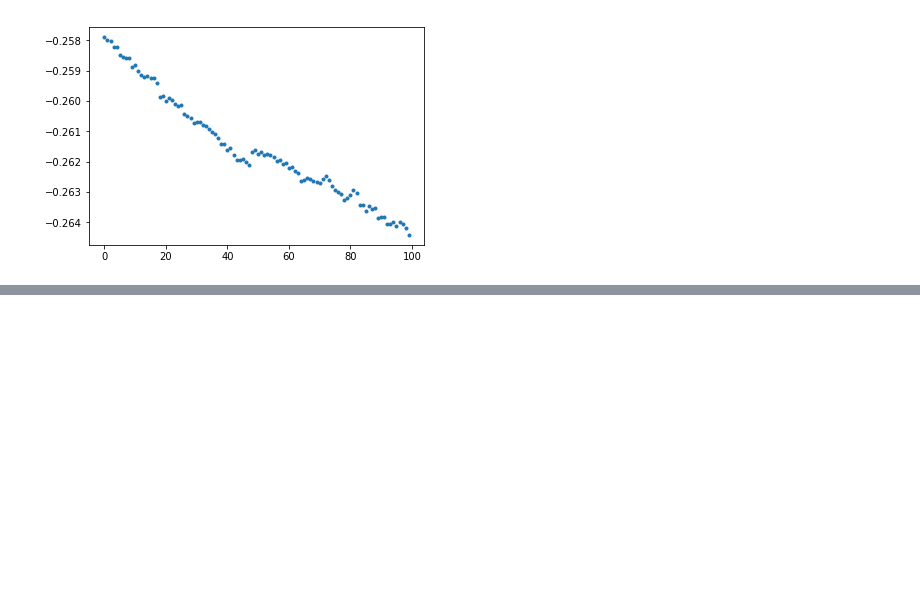
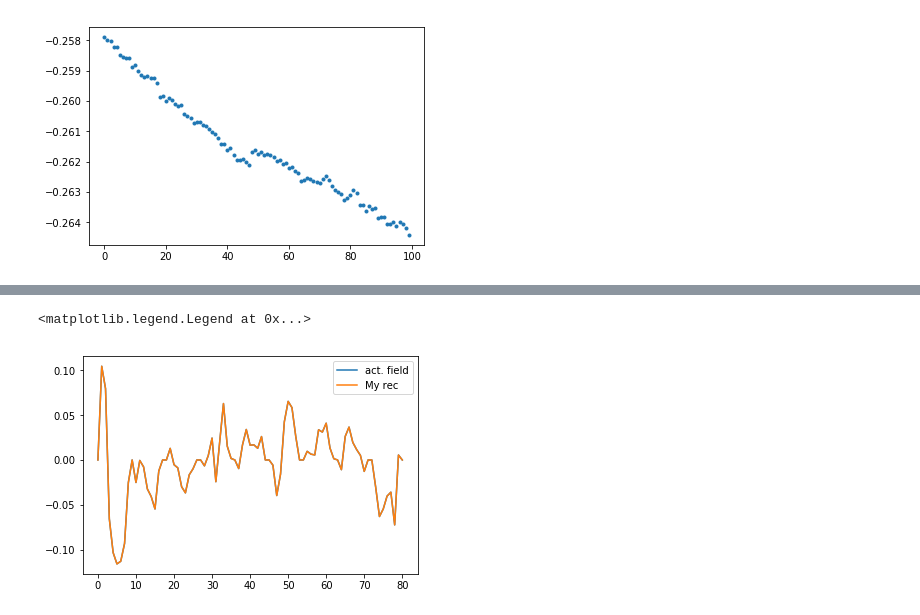
Before and after one commit to ryokurashina/jamboree2019, a Jupyter notebook: horizontal_winds/EOF_Analysis.ipynb, the cells around one changed output, grey strips where cells are left out. Saved outputs shown, nothing was run; the diff lists cells and outputs as text; code cells hidden in the pictures; blank space fills up the shorter version.

```diff
--- a/horizontal_winds/EOF_Analysis.ipynb
+++ b/horizontal_winds/EOF_Analysis.ipynb
@@ -21,2 +20,11 @@ def trans_2D_into_linear(data):
 
     return reshaped_data
+# %%
+def reconstruct(eofs, pcs):
+    """Function that reconstructs Fields from EOF and PC"""
+    time_length, spatial_length = pcs.shape
+    reconstructed_field = np.zeros(pcs.shape)
+
+    for i in range(time_length):
+        reconstructed_field[i,:] = np.sum(eofs*pcs[i,:,None], axis =0)
+    return reconstructed_field
@@ -61,0 +84,9 @@ plt.colorbar()
+# %%
+reconstructed_field_fun = reconstruct(eofs_x, pcs_x)
+# %%
+plt.plot(v_x[t_step,:],label = "act. field")
+plt.plot(reconstructed_field_fun[t_step,:], label = "My rec")
+plt.legend()
+# %% [output]
+<matplotlib.legend.Legend at 0x...>
+[figure, added]
```
Also changed, not shown: parts of 12 cells of this notebook.
